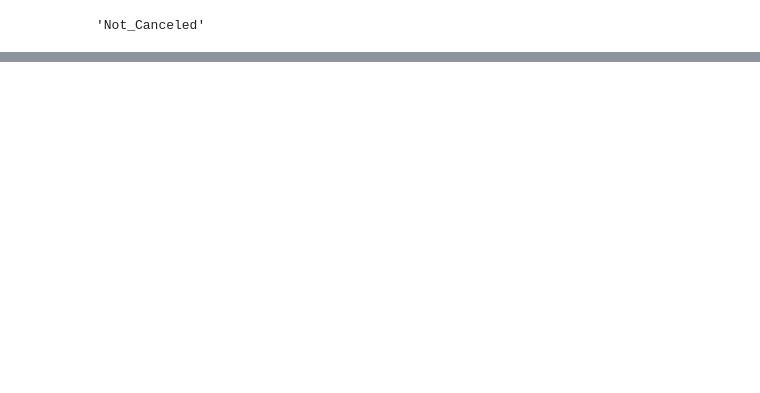
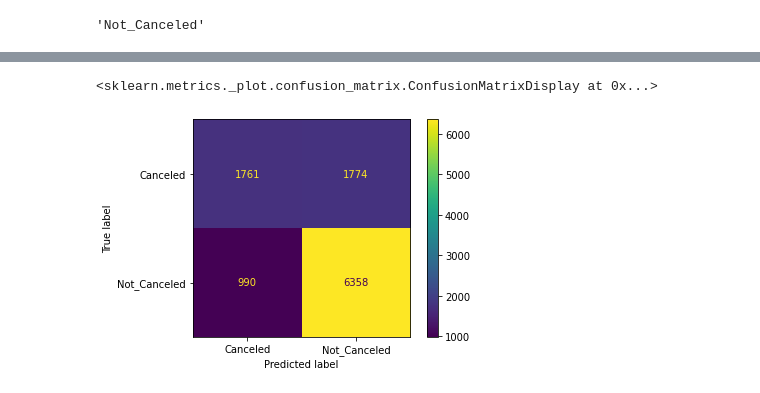
Before and after one commit to nmention/Hotel_reservations, a Jupyter notebook: dataset.ipynb, the cells around one changed output, grey strips where cells are left out. Cells and saved outputs as stored; diff of their text form; code cells hidden in the pictures; blank space fills up the shorter version.

```diff
--- a/dataset.ipynb
+++ b/dataset.ipynb
@@ -403,0 +448,4 @@ Not_Canceled
+# %%
+def predict(model, x):
+    #return model.loc[4]
+    return model.loc[x.loc['lead_time']]
@@ -403,0 +473,10 @@ Not_Canceled
+# %%
+def predictAll(model,X):
+    predictions = []
+    for i in range(X.shape[0]):
+        pred = predict(model, X.iloc[i])
+        predictions.append(pred)
+    return predictions
+# %%
+preds = predictAll(tamp,x_test)
+preds
@@ -403,0 +626,7 @@ Not_Canceled
+# %%
+cmOneR = confusion_matrix(preds,y_test)
+cdOneR = ConfusionMatrixDisplay(confusion_matrix=cmOneR,display_labels=['Canceled', 'Not_Canceled'])
+cdOneR.plot()
+# %% [output]
+<sklearn.metrics._plot.confusion_matrix.ConfusionMatrixDisplay at 0x...>
+[figure, added]
```
Also changed, not shown: parts of 37 cells of this notebook.
